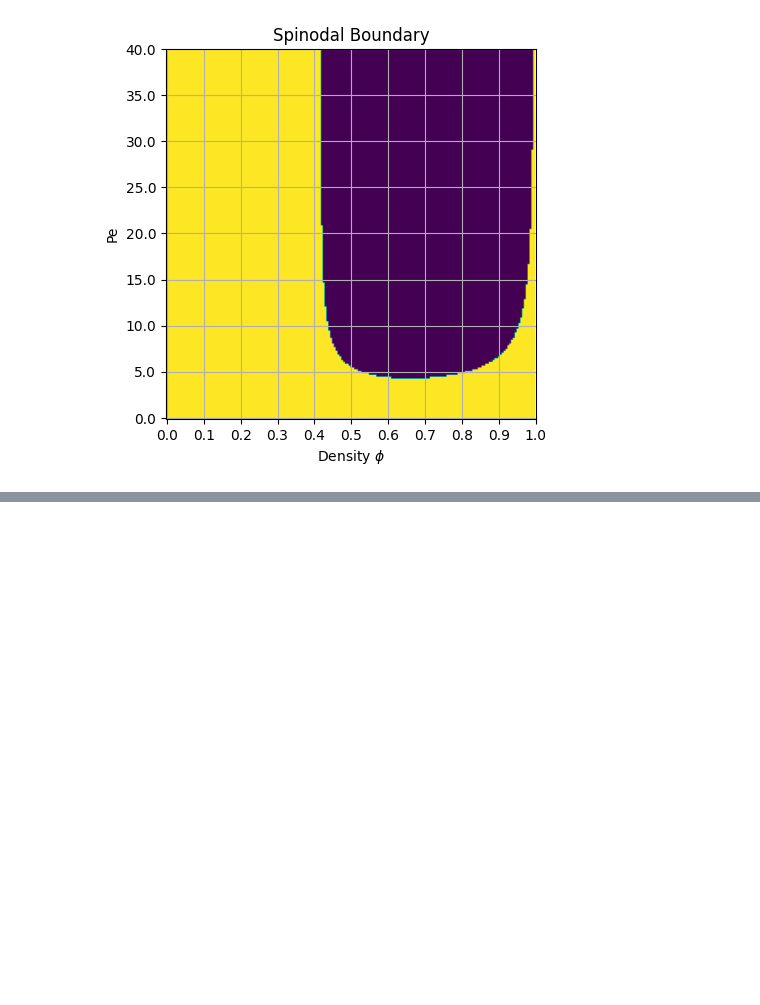
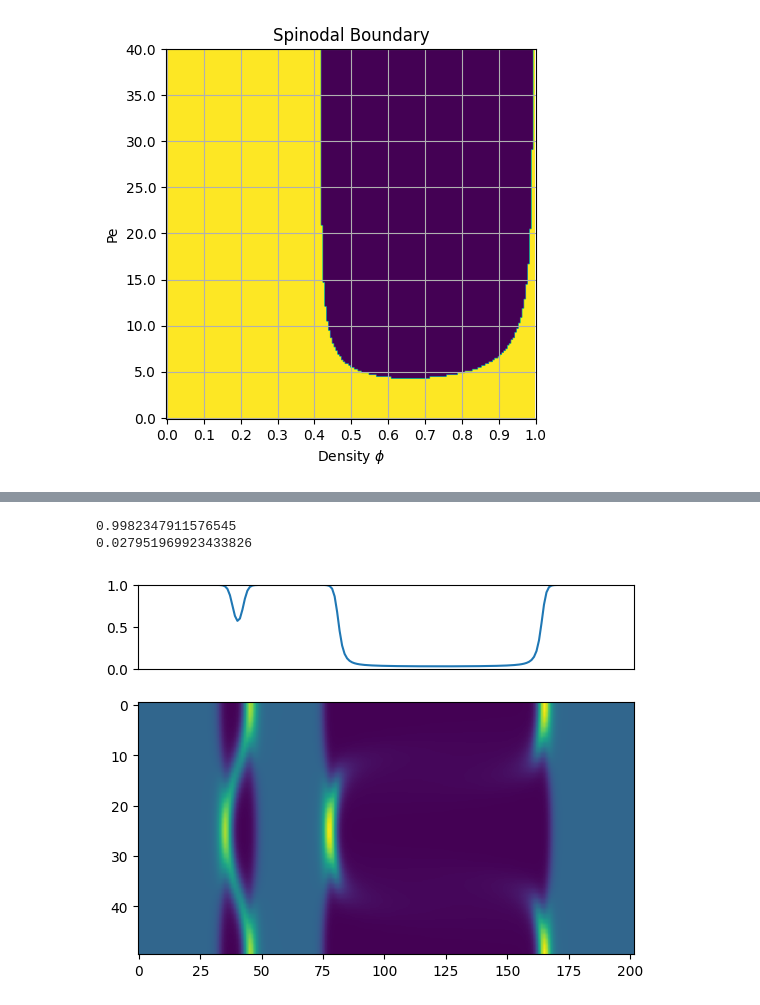
Before and after one commit to noahgrodzinski/Active-Interfaces, a Jupyter notebook: Numerics_1D/no_wall_sims/easy_to_read_1d_sims.ipynb, the cells around one changed output, grey strips where cells are left out. Cells and saved outputs as stored; diff of their text form; code cells hidden in the pictures; blank space fills up the shorter version.

```diff
--- a/Numerics_1D/no_wall_sims/easy_to_read_1d_sims.ipynb
+++ b/Numerics_1D/no_wall_sims/easy_to_read_1d_sims.ipynb
@@ -272,0 +228,18 @@ plt.ylim(bottom=0.0, top=40.0)
+# %%
+f = test_f.f
+#if we want to normalize by local density
+row_sums = f.sum(axis=1)
+new_matrix = f / row_sums[:, np.newaxis]
+fig, (ax1, ax2) = plt.subplots(2, height_ratios=(1,3))
+ax2.imshow(f.T, aspect='auto', vmin=0.0)
+rho_ = test_f.history_rho[-1]
+ax1.plot(rho_)
+ax1.set_ylim(bottom=0.0, top=1.0)
+ax1.set_xlim(left=0.0, right=N_x-1)
+ax1.set_xticks([])
+print(np.max(rho_))
+print(np.min(rho_))
+# %% [output]
+0.9982347911576545
+0.027951969923433826
+[figure, added]
```
Also changed, not shown: parts of 27 cells of this notebook, 4 other files.
